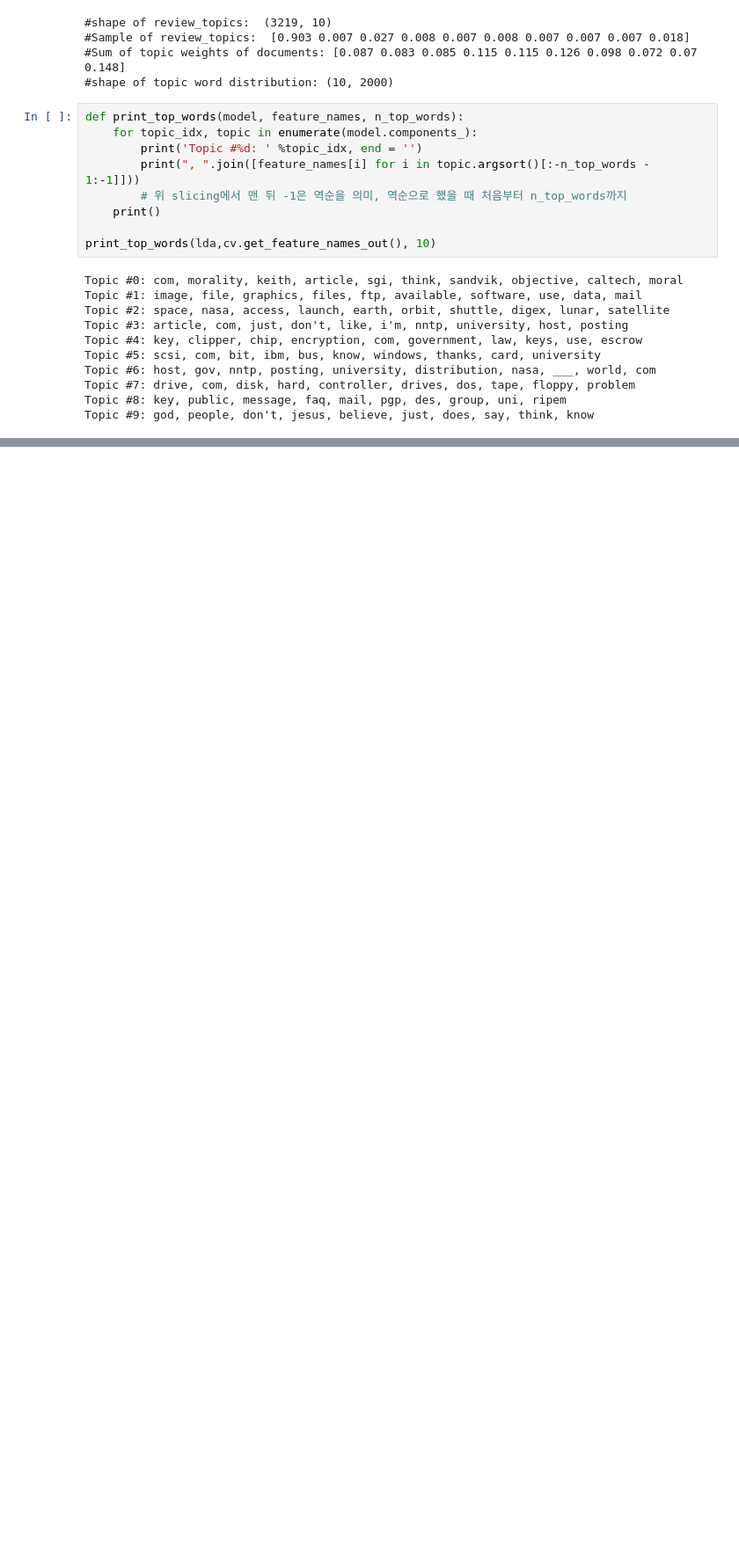
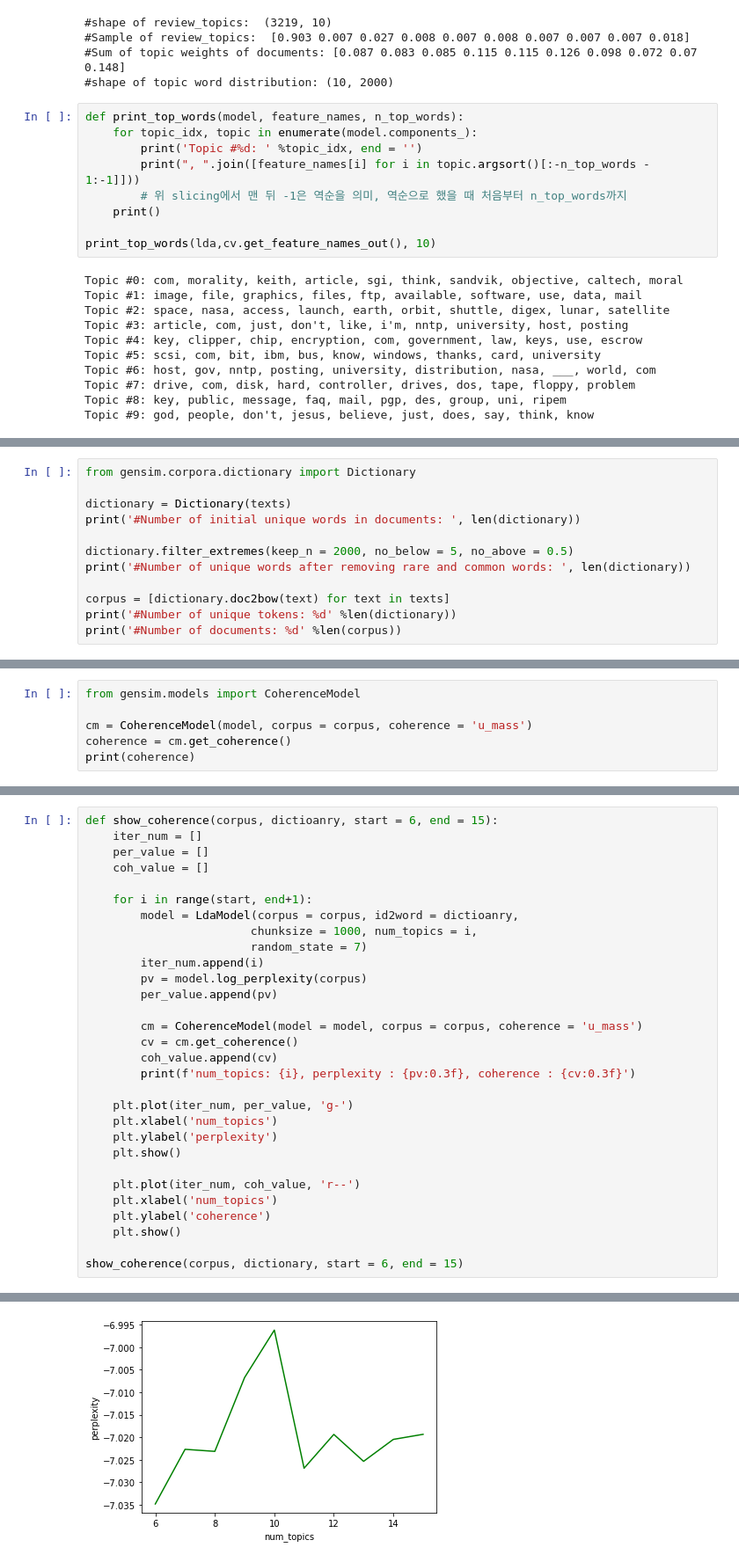
Before and after one commit to pg4522/Textmining_study, a Jupyter notebook: Ch.7.ipynb, the cells around one changed output, grey strips where cells are left out. Shown at 88% size. Cells and saved outputs as stored; diff of their text form; blank space fills up the shorter version.

```diff
--- a/Ch.7.ipynb
+++ b/Ch.7.ipynb
@@ -75,0 +162,12 @@ Topic #9: god, people, don't, jesus, believe, just, does, say, think, know
+# %%
+from gensim.corpora.dictionary import Dictionary
+
+dictionary = Dictionary(texts)
+print('#Number of initial unique words in documents: ', len(dictionary))
+
+dictionary.filter_extremes(keep_n = 2000, no_below = 5, no_above = 0.5)
+print('#Number of unique words after removing rare and common words: ', len(dictionary))
+
+corpus = [dictionary.doc2bow(text) for text in texts]
+print('#Number of unique tokens: %d' %len(dictionary))
+print('#Number of documents: %d' %len(corpus))
@@ -75,0 +275,6 @@ Topic #9: god, people, don't, jesus, believe, just, does, say, think, know
+# %%
+from gensim.models import CoherenceModel
+
+cm = CoherenceModel(model, corpus = corpus, coherence = 'u_mass')
+coherence = cm.get_coherence()
+print(coherence)
@@ -75,0 +283,31 @@ Topic #9: god, people, don't, jesus, believe, just, does, say, think, know
+# %%
+def show_coherence(corpus, dictioanry, start = 6, end = 15):
+    iter_num = []
+    per_value = []
+    coh_value = []
+
+    for i in range(start, end+1):
+        model = LdaModel(corpus = corpus, id2word = dictioanry,
+                        chunksize = 1000, num_topics = i,
+                        random_state = 7)
+        iter_num.append(i)
+        pv = model.log_perplexity(corpus)
+        per_value.append(pv)
+
+        cm = CoherenceModel(model = model, corpus = corpus, coherence = 'u_mass')
+        cv = cm.get_coherence()
+        coh_value.append(cv)
+        print(f'num_topics: {i}, perplexity : {pv:0.3f}, coherence : {cv:0.3f}')
+
+    plt.plot(iter_num, per_value, 'g-')
+    plt.xlabel('num_topics')
+    plt.ylabel('perplexity')
+    plt.show()
+
+    plt.plot(iter_num, coh_value, 'r--')
+    plt.xlabel('num_topics')
+    plt.ylabel('coherence')
+    plt.show()
+
+show_coherence(corpus, dictionary, start = 6, end = 15)
+# %% [output]
@@ -75,0 +324 @@ Topic #9: god, people, don't, jesus, believe, just, does, say, think, know
+[figure, added]
```
Also changed, not shown: parts of 32 cells of this notebook.
